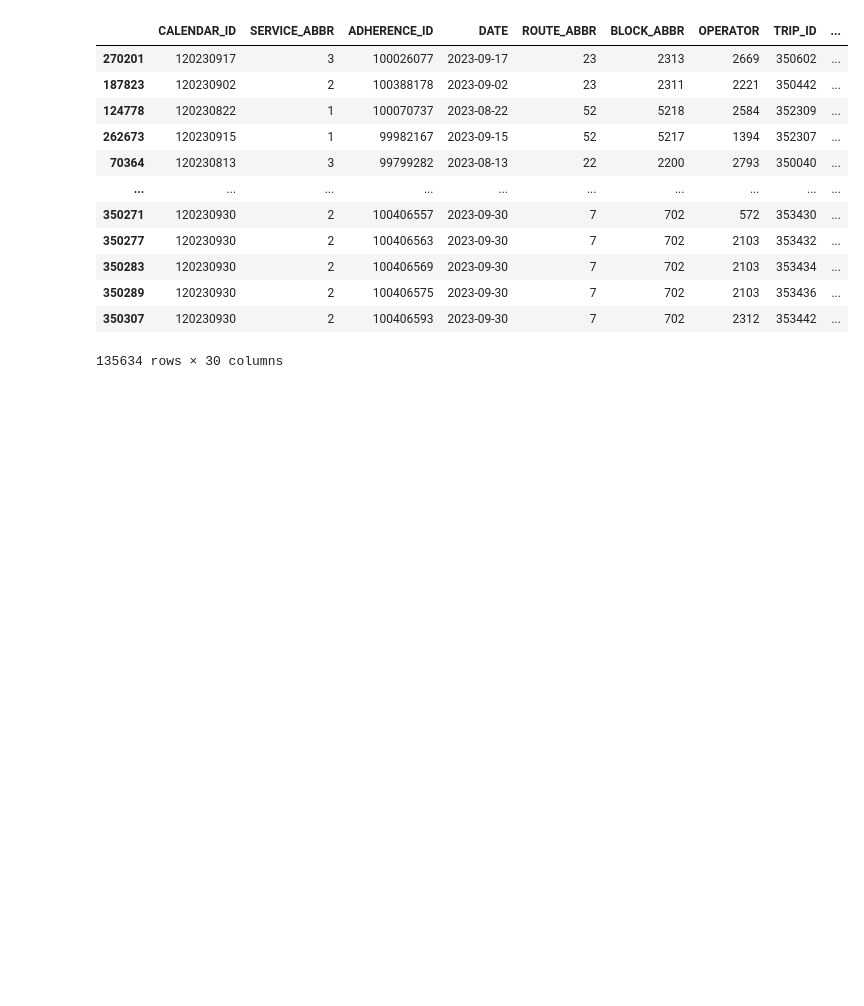
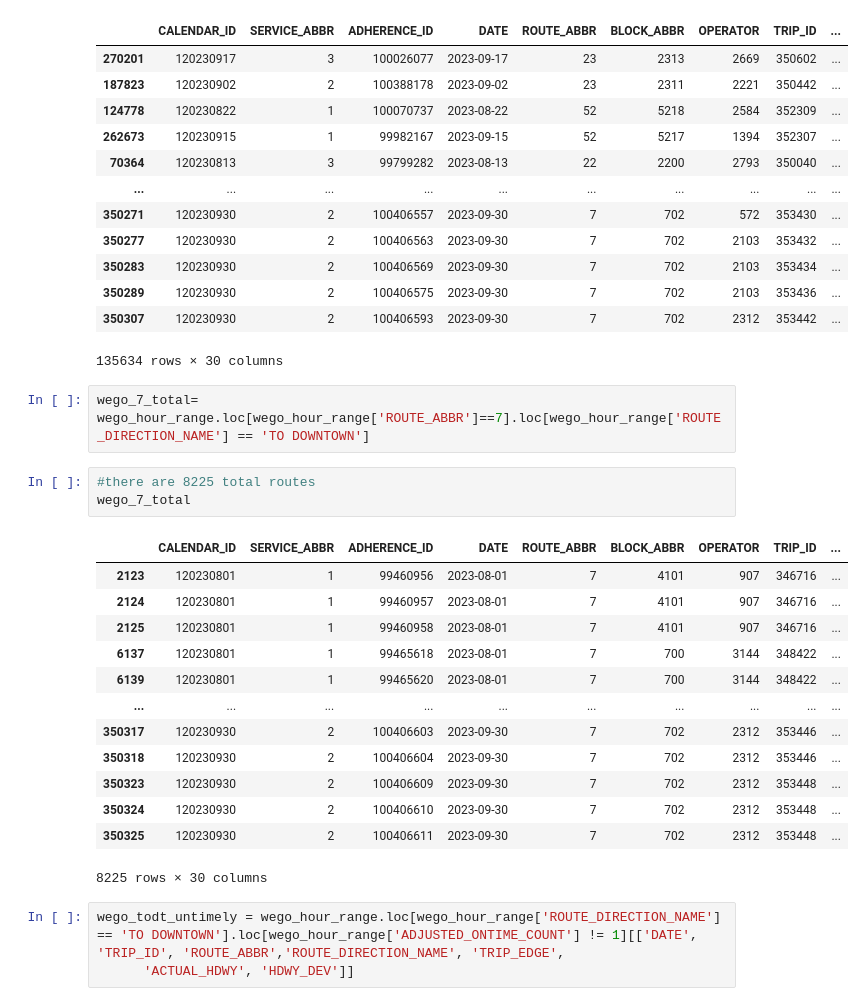
Before and after one commit to NSS-Data-Analytics-Cohort-11/wego-the-brotherhood-of-steel, a Jupyter notebook: notebooks/wego-project.ipynb, the cells around one changed output. Saved outputs shown, nothing was run; the diff lists cells and outputs as text; blank space fills up the shorter version.

```diff
--- a/notebooks/wego-project.ipynb
+++ b/notebooks/wego-project.ipynb
@@ -397,3 +473,25 @@ wego_todt_ontime
 | 350289 | 120230930 | 2 | 100406575 | 2023-09-30 | 7 | 702 | 2103 | 353436 | ... |
 | 350307 | 120230930 | 2 | 100406593 | 2023-09-30 | 7 | 702 | 2312 | 353442 | ... |
 135634 rows × 30 columns
+# %%
+wego_7_total= wego_hour_range.loc[wego_hour_range['ROUTE_ABBR']==7].loc[wego_hour_range['ROUTE_DIRECTION_NAME'] == 'TO DOWNTOWN']
+# %%
+#there are 8225 total routes
+wego_7_total
+# %% [output]
+|  | CALENDAR_ID | SERVICE_ABBR | ADHERENCE_ID | DATE | ROUTE_ABBR | BLOCK_ABBR | OPERATOR | TRIP_ID | ... |
+| 2123 | 120230801 | 1 | 99460956 | 2023-08-01 | 7 | 4101 | 907 | 346716 | ... |
+| 2124 | 120230801 | 1 | 99460957 | 2023-08-01 | 7 | 4101 | 907 | 346716 | ... |
+| 2125 | 120230801 | 1 | 99460958 | 2023-08-01 | 7 | 4101 | 907 | 346716 | ... |
+| 6137 | 120230801 | 1 | 99465618 | 2023-08-01 | 7 | 700 | 3144 | 348422 | ... |
+| 6139 | 120230801 | 1 | 99465620 | 2023-08-01 | 7 | 700 | 3144 | 348422 | ... |
+| ... | ... | ... | ... | ... | ... | ... | ... | ... | ... |
+| 350317 | 120230930 | 2 | 100406603 | 2023-09-30 | 7 | 702 | 2312 | 353446 | ... |
+| 350318 | 120230930 | 2 | 100406604 | 2023-09-30 | 7 | 702 | 2312 | 353446 | ... |
+| 350323 | 120230930 | 2 | 100406609 | 2023-09-30 | 7 | 702 | 2312 | 353448 | ... |
+| 350324 | 120230930 | 2 | 100406610 | 2023-09-30 | 7 | 702 | 2312 | 353448 | ... |
+| 350325 | 120230930 | 2 | 100406611 | 2023-09-30 | 7 | 702 | 2312 | 353448 | ... |
+8225 rows × 30 columns
+# %%
+wego_todt_untimely = wego_hour_range.loc[wego_hour_range['ROUTE_DIRECTION_NAME'] == 'TO DOWNTOWN'].loc[wego_hour_range['ADJUSTED_ONTIME_COUNT'] != 1][['DATE', 'TRIP_ID', 'ROUTE_ABBR','ROUTE_DIRECTION_NAME', 'TRIP_EDGE',
+      'ACTUAL_HDWY', 'HDWY_DEV']]
```
Also changed, not shown: parts of 30 cells of this notebook, 2 other files.
